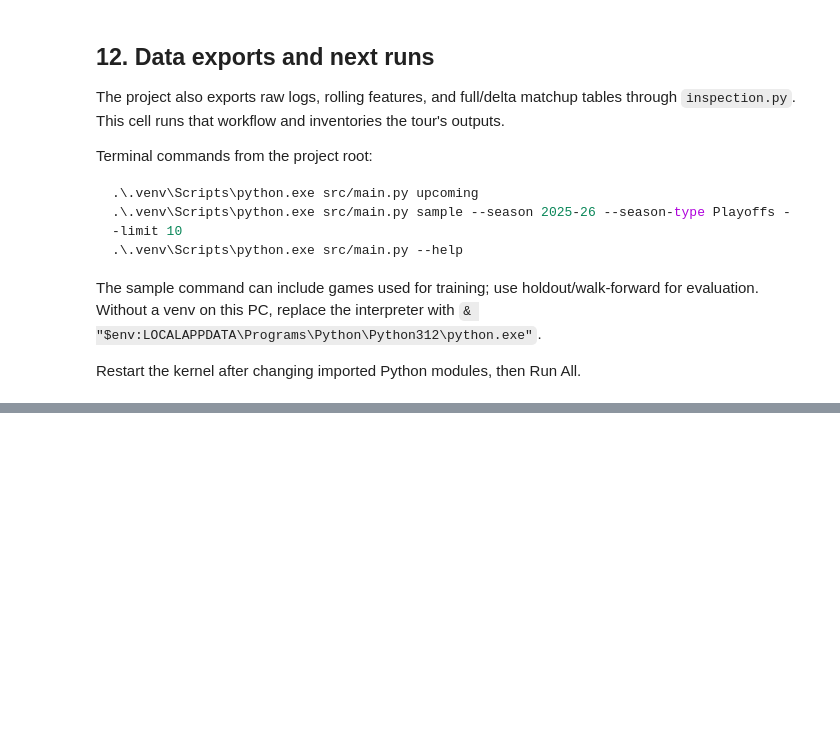
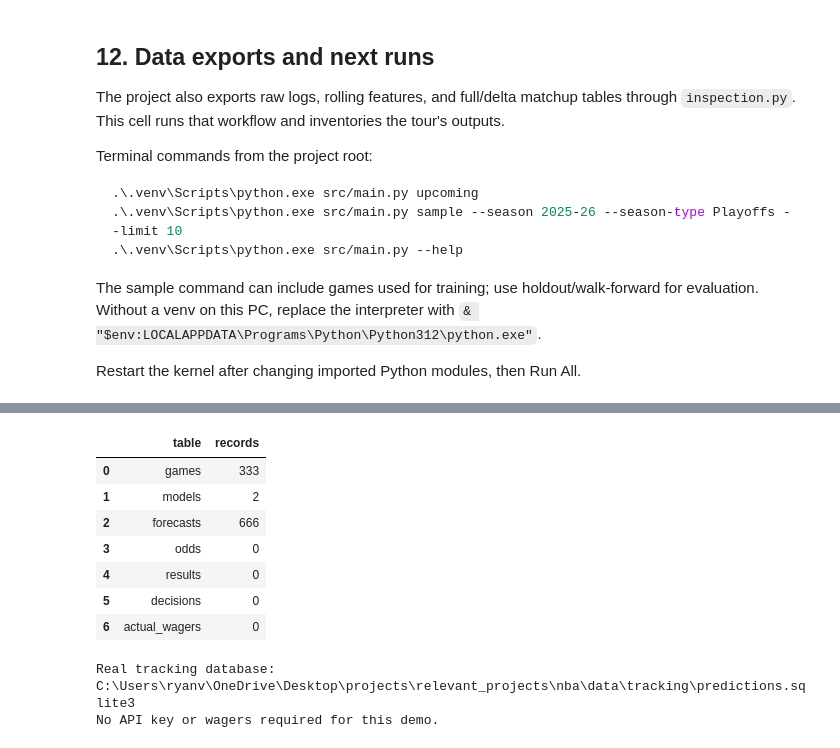
Before and after one commit to RyanVukicevic/NBA-Game-Outcome-Predictor, a Jupyter notebook: src/demo.ipynb, the cells around one changed output, grey strips where cells are left out. Saved outputs shown, nothing was run; the diff lists cells and outputs as text; code cells hidden in the pictures; blank space fills up the shorter version.

```diff
--- a/src/demo.ipynb
+++ b/src/demo.ipynb
@@ -651,0 +656,19 @@ Outputs: C:\Users\ryanv\OneDrive\Desktop\projects\relevant_projects\nba\reports\
+# %%
+from tracking import Ledger, DB_PATH
+with Ledger() as ledger:
+    counts = [{"table": table, "records": ledger.db.execute(f"SELECT COUNT(*) FROM {table}").fetchone()[0]}
+              for table in ["games", "models", "forecasts", "odds", "results", "decisions", "actual_wagers"]]
+display(pd.DataFrame(counts))
+print("Real tracking database:", DB_PATH)
+print("No API key or wagers required for this demo.")
+# %% [output]
+|  | table | records |
+| 0 | games | 333 |
+| 1 | models | 2 |
+| 2 | forecasts | 666 |
+| 3 | odds | 0 |
+| 4 | results | 0 |
+| 5 | decisions | 0 |
+| 6 | actual_wagers | 0 |
+Real tracking database: C:\Users\ryanv\OneDrive\Desktop\projects\relevant_projects\nba\data\tracking\predictions.sqlite3
+No API key or wagers required for this demo.
```
Also changed, not shown: parts of 7 cells of this notebook, 12 other files.
